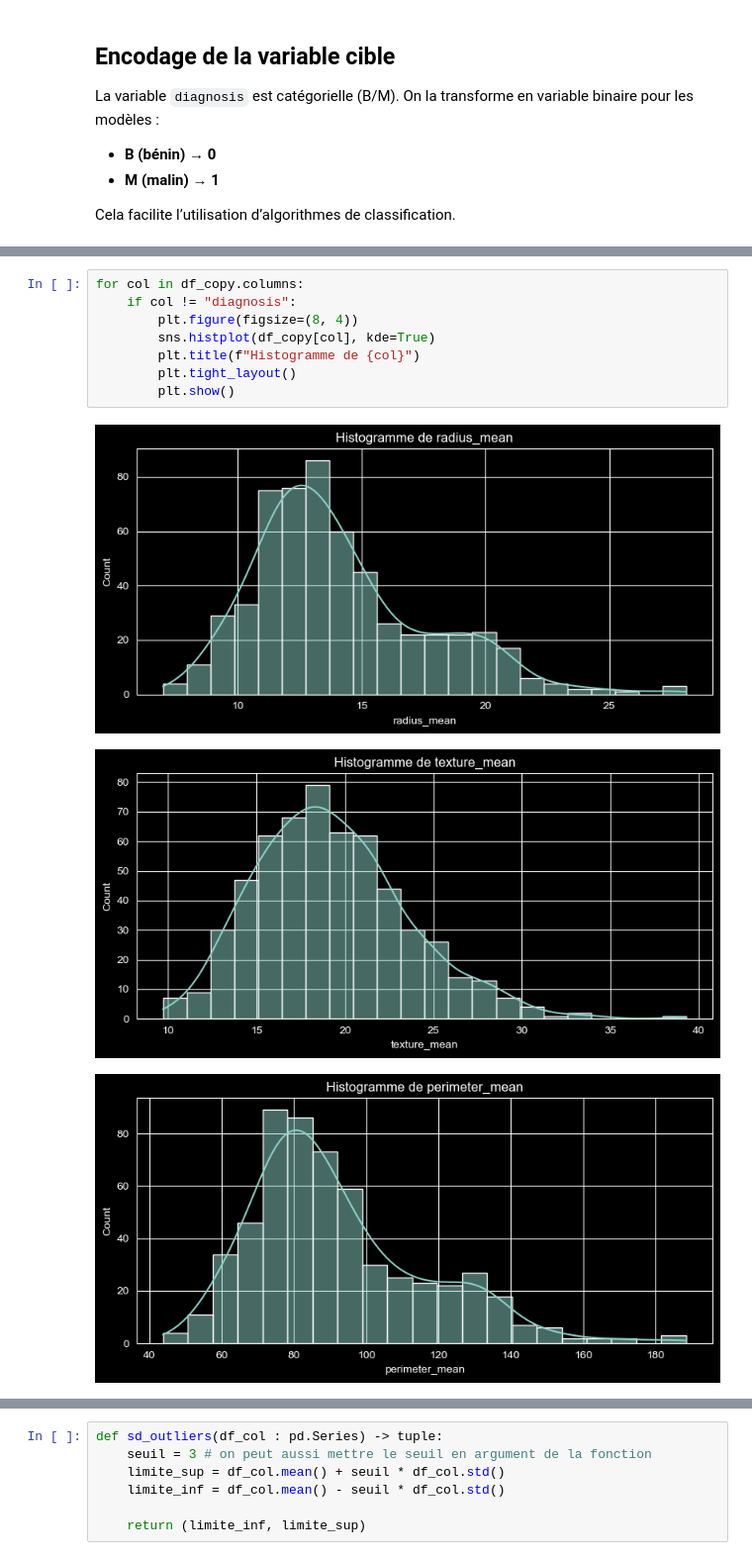
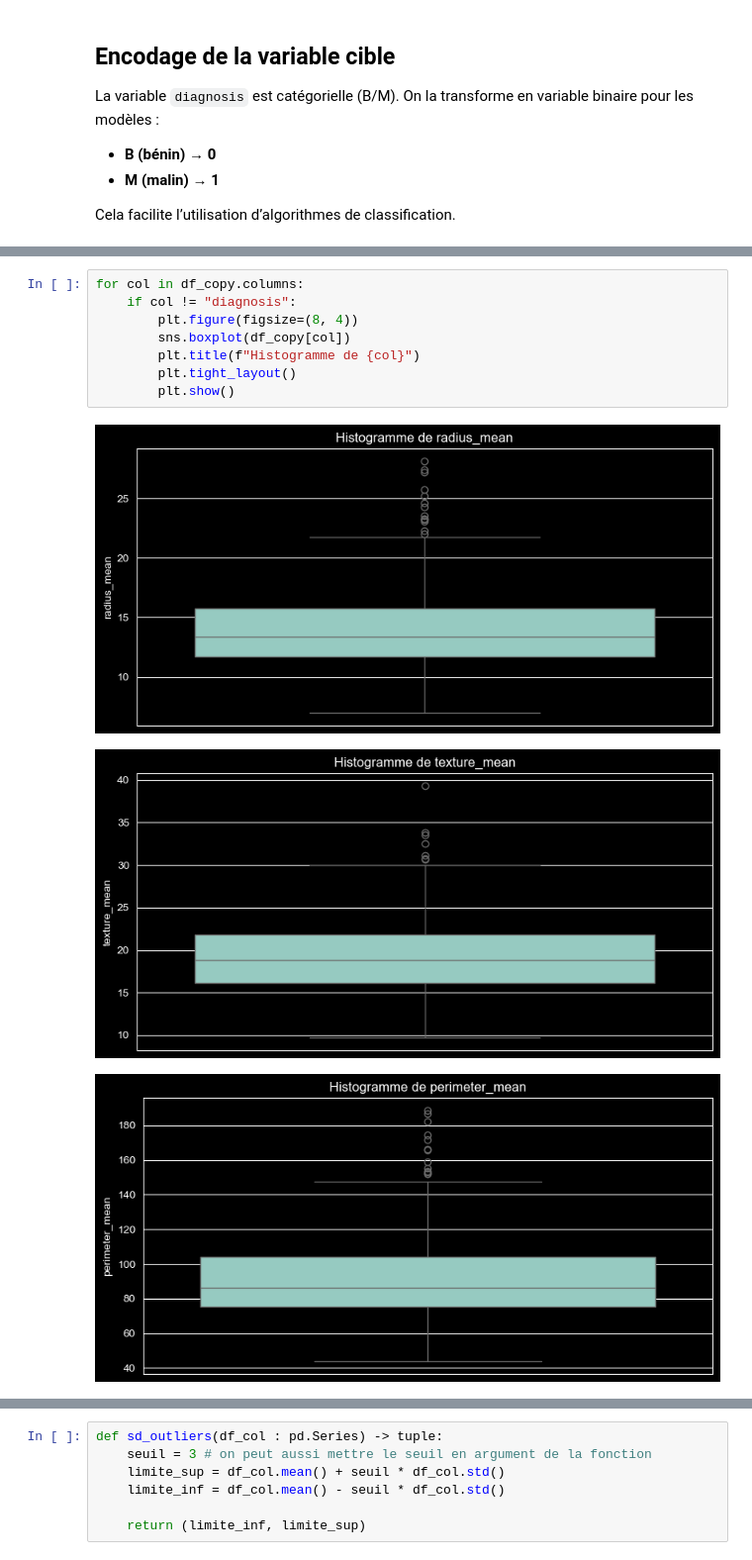
Before and after one commit to KANTIN-FAGN/BreastCancer_Analysis, a Jupyter notebook: breastcancer_analysis/notebooks/02_data_cleaning.ipynb, the cells around one changed output, grey strips where cells are left out. Shown at 99% size. Drawn from its saved outputs; the diff is of its cells as text.

```diff
--- a/breastcancer_analysis/notebooks/02_data_cleaning.ipynb
+++ b/breastcancer_analysis/notebooks/02_data_cleaning.ipynb
@@ -94,12 +94,12 @@ df_copy.head()
 # %%
 for col in df_copy.columns:
     if col != "diagnosis":
         plt.figure(figsize=(8, 4))
-        sns.histplot(df_copy[col], kde=True)
+        sns.boxplot(df_copy[col])
         plt.title(f"Histogramme de {col}")
         plt.tight_layout()
         plt.show()
 # %% [output]
-[figure, old version]
+[figure, new version]
-[figure, old version]
+[figure, new version]
-[figure, old version]
+[figure, new version]
```
Also changed, not shown: parts of 3 cells of this notebook.
